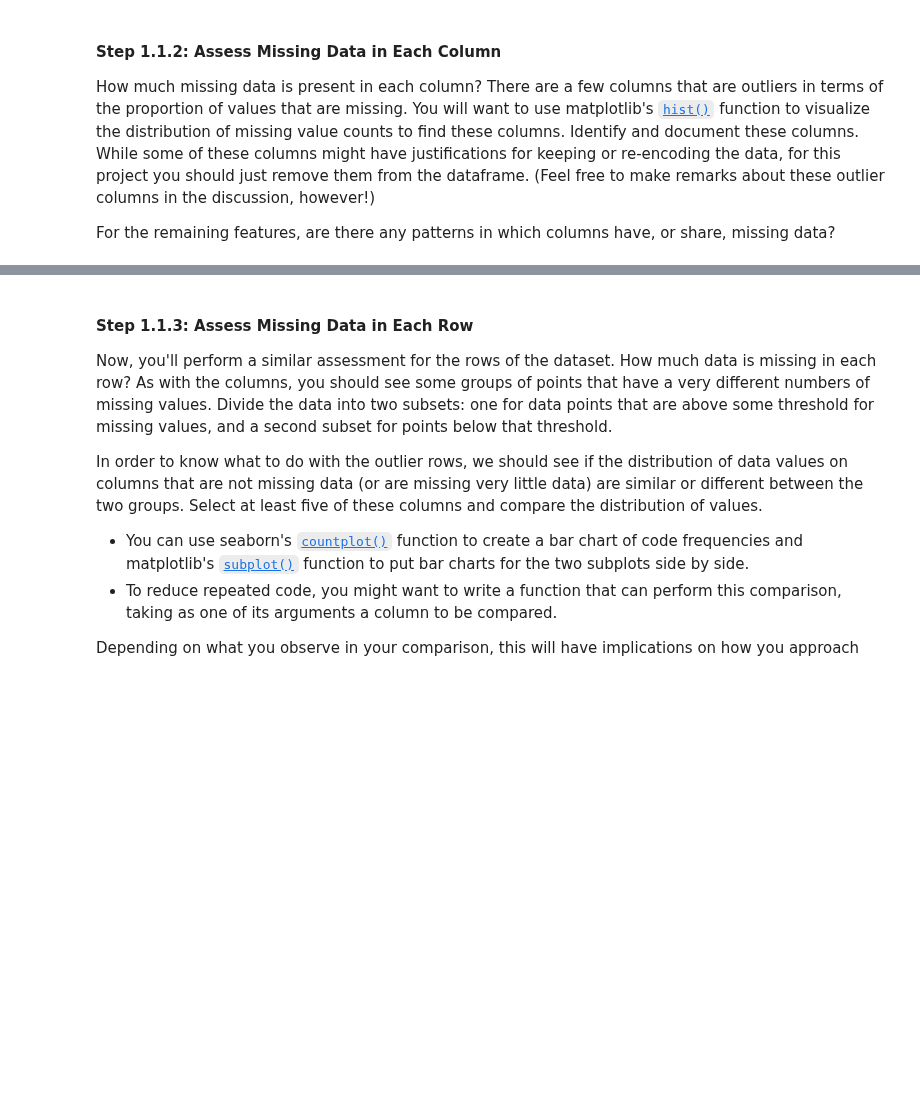
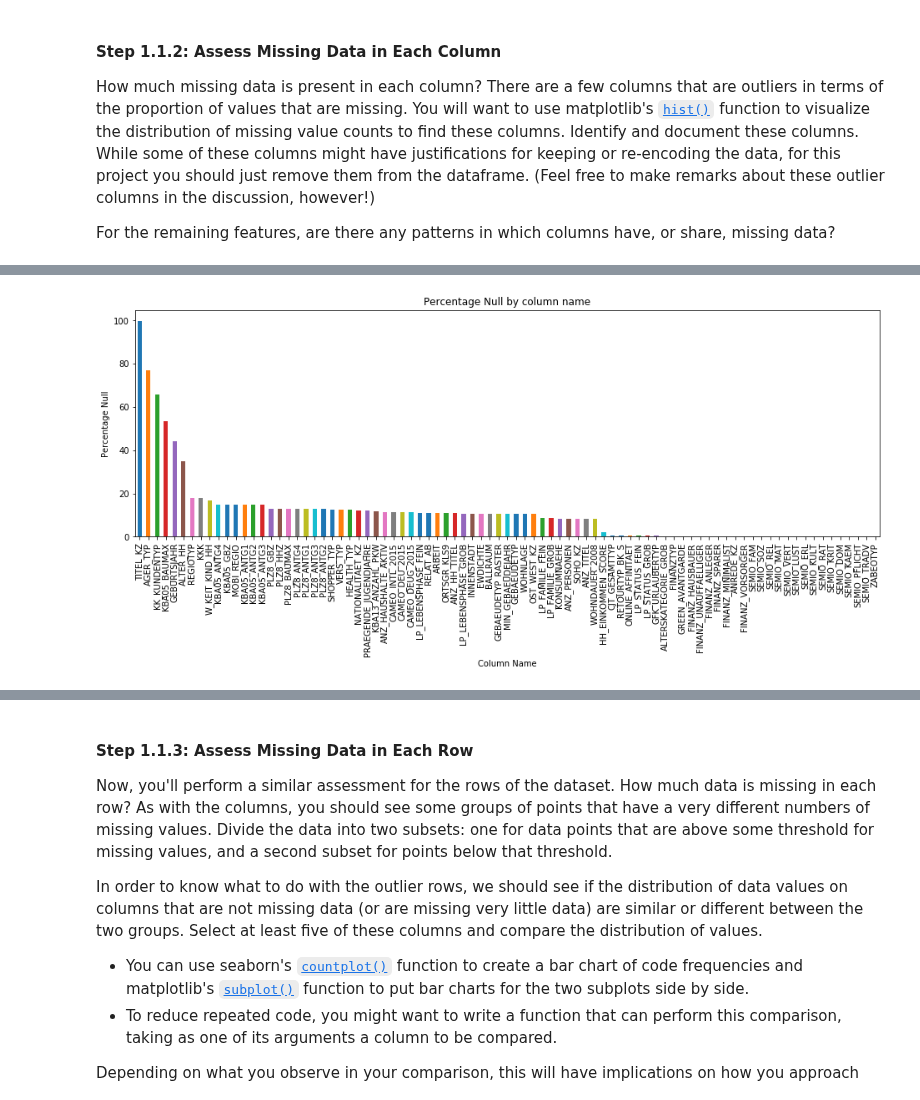
Before and after one commit to jeff-daniels/Udacity-Machine-Learning-Introduction-Nanodegree, a Jupyter notebook: Project 3: Identify Customer Segments/Identify_Customer_Segments.ipynb, the cells around one changed output, grey strips where cells are left out. Saved outputs shown, nothing was run; the diff lists cells and outputs as text; code cells hidden in the pictures; blank space fills up the shorter version.

```diff
--- a/Project 3: Identify Customer Segments/Identify_Customer_Segments.ipynb
+++ b/Project 3: Identify Customer Segments/Identify_Customer_Segments.ipynb
@@ -150,0 +146,9 @@ plt.show()
+# %%
+plt.figure(figsize=(16,5))
+null_percentage.plot.bar()
+plt.ylabel('Percentage Null')
+plt.xlabel('Column Name')
+plt.title('Percentage Null by column name')
+plt.show()
+# %% [output]
+[figure, added]
```
Also changed, not shown: parts of 19 cells of this notebook.
